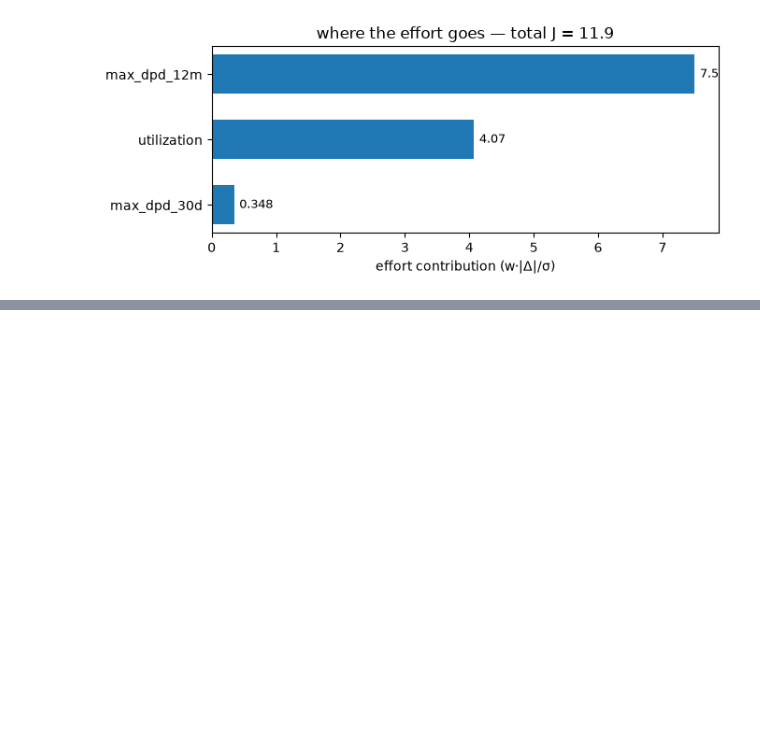
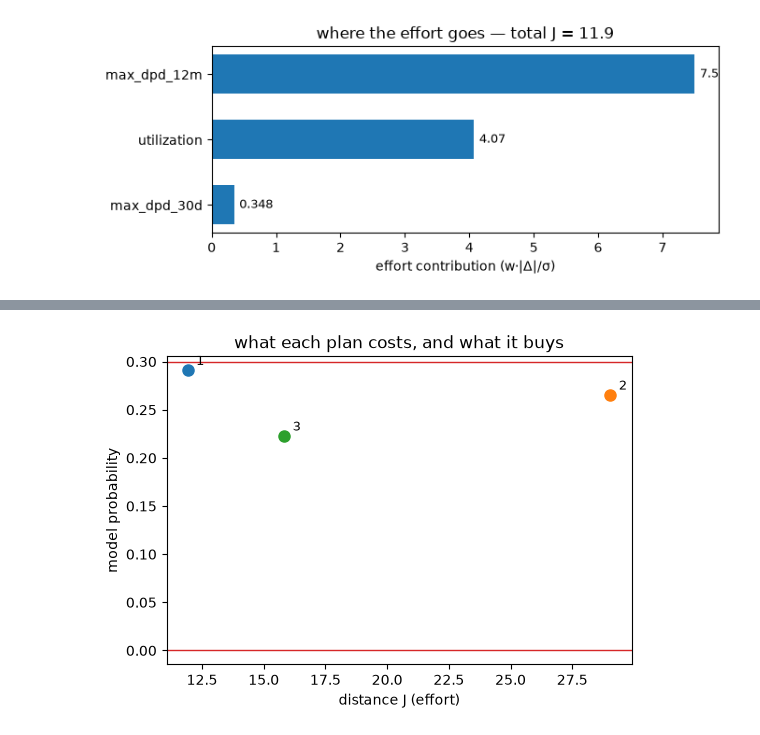
Before and after one commit to wlazlod/treecf, a Jupyter notebook: docs/notebooks/01-quickstart.ipynb, the cells around one changed output, grey strips where cells are left out. Cells and saved outputs as stored; diff of their text form; code cells hidden in the pictures; blank space fills up the shorter version.

```diff
--- a/docs/notebooks/01-quickstart.ipynb
+++ b/docs/notebooks/01-quickstart.ipynb
@@ -97,0 +131,4 @@ plot_effort(exp, res);
+# %%
+plot_tradeoff(plans, target=Target.probability(range=(0.0, cutoff)));
+# %% [output]
+[figure, added]
```
Also changed, not shown: parts of 3 cells of this notebook, 3 other files.
